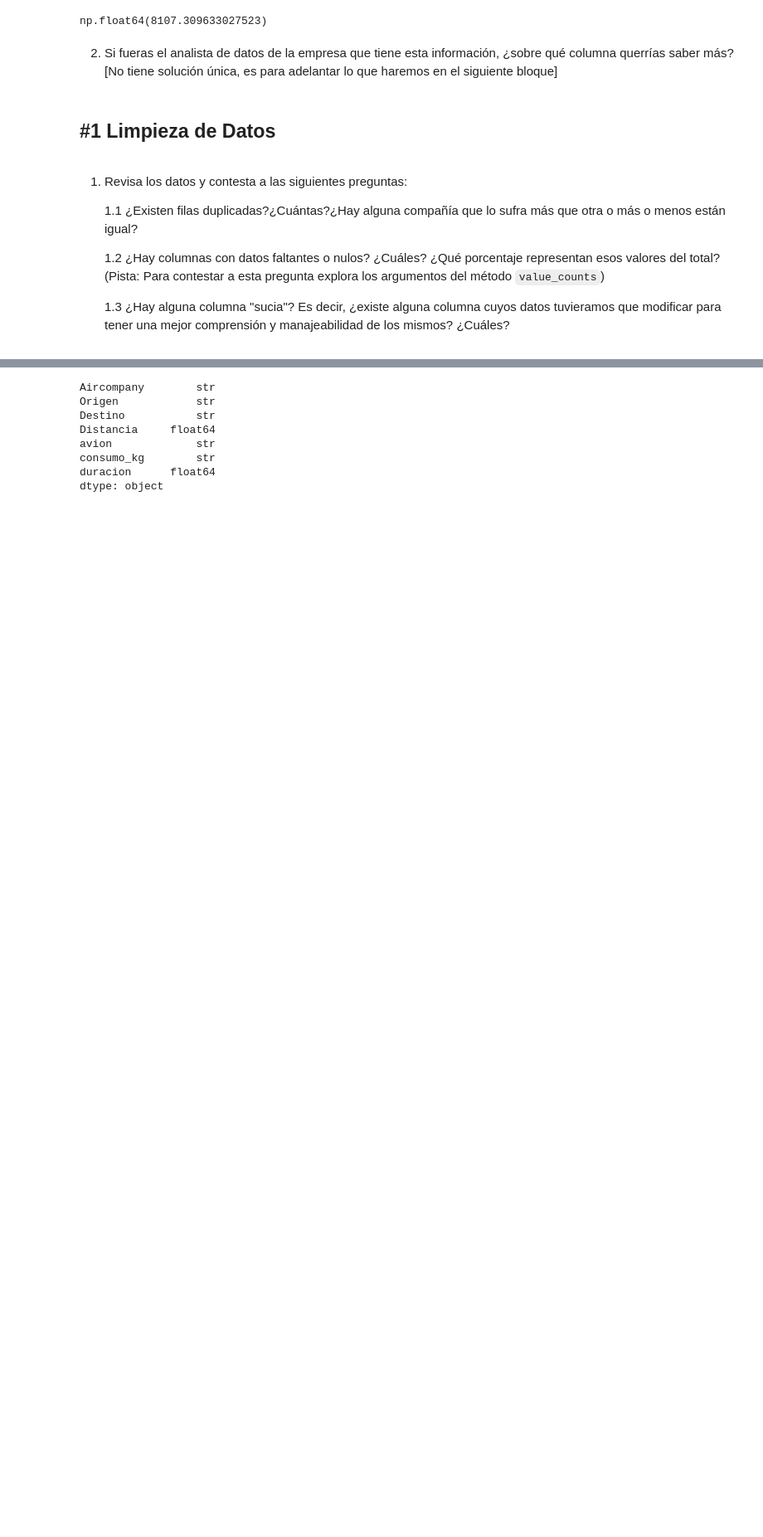
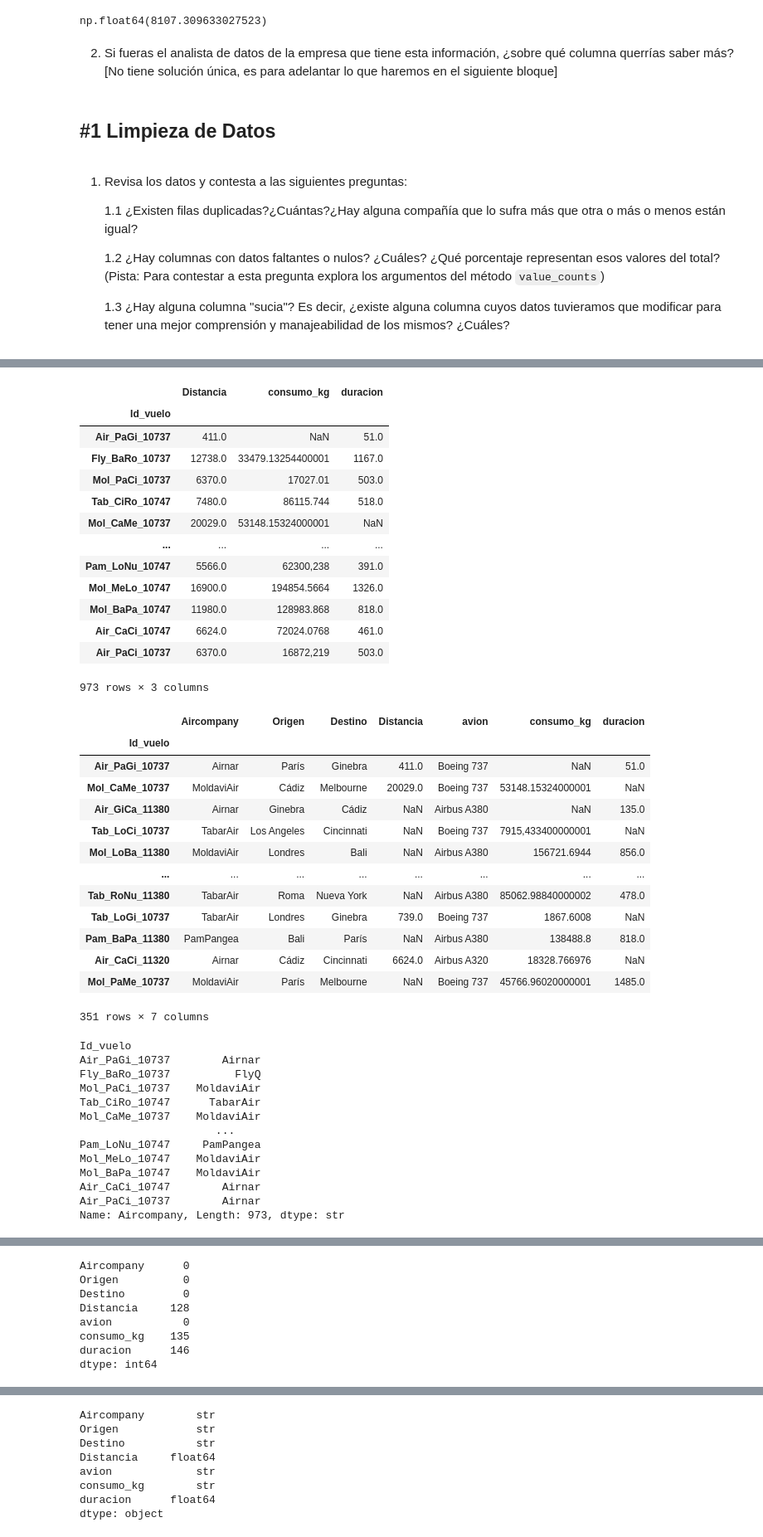
Before and after one commit to mfondevilla/DS-Online-MelaniaFondevilla, a Jupyter notebook: 02_Herramientas_Avanzadas/Sprint_04/Unidad_02_Pandas_II/03_Practica_Obligatoria/18_Practica_Obligatoria_Pandas_II.ipynb, the cells around one changed output, grey strips where cells are left out. Shown at 83% size. Drawn from its saved outputs; the diff is of its cells as text; code cells hidden in the pictures; blank space fills up the shorter version.

```diff
--- a/02_Herramientas_Avanzadas/Sprint_04/Unidad_02_Pandas_II/03_Practica_Obligatoria/18_Practica_Obligatoria_Pandas_II.ipynb
+++ b/02_Herramientas_Avanzadas/Sprint_04/Unidad_02_Pandas_II/03_Practica_Obligatoria/18_Practica_Obligatoria_Pandas_II.ipynb
@@ -205,0 +160,61 @@ Name: count, Length: 117, dtype: int64
+# %%
+#filas ocn nulos
+
+columnas_con_nulos = df.isnull().any(axis=0)
+filas_con_nulos = df.isnull().any(axis=1)
+display(df.loc[:, columnas_con_nulos])
+display(df.loc[filas_con_nulos])
+display(df.Aircompany)
+display(df["Aircompany"])
+
+display(df.isna().sum()) # número de nulos por columna col por defecto
+display(df.isna().sum(axis=1)>1) # número de nulos por fila
+display(df.isna().sum(axis=0)>=3)
+
+display(df.isna().sum(axis=0) >=3 )
+# 2 filas con al menos tres nulos
+df[df.isna().sum(axis=1) >= 2]
+# cols con al menos 50 nulos
+df.loc[:,df.isna().sum(axis=0) >= 50]
+# %% [output]
+|  | Distancia | consumo_kg | duracion |
+| Id_vuelo |  |  |  |
+| Air_PaGi_10737 | 411.0 | NaN | 51.0 |
+| Fly_BaRo_10737 | 12738.0 | 33479.13254400001 | 1167.0 |
+| Mol_PaCi_10737 | 6370.0 | 17027.01 | 503.0 |
+| Tab_CiRo_10747 | 7480.0 | 86115.744 | 518.0 |
+| Mol_CaMe_10737 | 20029.0 | 53148.15324000001 | NaN |
+| ... | ... | ... | ... |
+| Pam_LoNu_10747 | 5566.0 | 62300,238 | 391.0 |
+| Mol_MeLo_10747 | 16900.0 | 194854.5664 | 1326.0 |
+| Mol_BaPa_10747 | 11980.0 | 128983.868 | 818.0 |
+| Air_CaCi_10747 | 6624.0 | 72024.0768 | 461.0 |
+| Air_PaCi_10737 | 6370.0 | 16872,219 | 503.0 |
+973 rows × 3 columns
+|  | Aircompany | Origen | Destino | Distancia | avion | consumo_kg | duracion |
+| Id_vuelo |  |  |  |  |  |  |  |
+| Air_PaGi_10737 | Airnar | París | Ginebra | 411.0 | Boeing 737 | NaN | 51.0 |
+| Mol_CaMe_10737 | MoldaviAir | Cádiz | Melbourne | 20029.0 | Boeing 737 | 53148.15324000001 | NaN |
+| Air_GiCa_11380 | Airnar | Ginebra | Cádiz | NaN | Airbus A380 | NaN | 135.0 |
+| Tab_LoCi_10737 | TabarAir | Los Angeles | Cincinnati | NaN | Boeing 737 | 7915,433400000001 | NaN |
+| Mol_LoBa_11380 | MoldaviAir | Londres | Bali | NaN | Airbus A380 | 156721.6944 | 856.0 |
+| ... | ... | ... | ... | ... | ... | ... | ... |
+| Tab_RoNu_11380 | TabarAir | Roma | Nueva York | NaN | Airbus A380 | 85062.98840000002 | 478.0 |
+| Tab_LoGi_10737 | TabarAir | Londres | Ginebra | 739.0 | Boeing 737 | 1867.6008 | NaN |
+| Pam_BaPa_11380 | PamPangea | Bali | París | NaN | Airbus A380 | 138488.8 | 818.0 |
+| Air_CaCi_11320 | Airnar | Cádiz | Cincinnati | 6624.0 | Airbus A320 | 18328.766976 | NaN |
+| Mol_PaMe_10737 | MoldaviAir | París | Melbourne | NaN | Boeing 737 | 45766.96020000001 | 1485.0 |
+351 rows × 7 columns
+Id_vuelo
+Air_PaGi_10737        Airnar
+Fly_BaRo_10737          FlyQ
+Mol_PaCi_10737    MoldaviAir
+Tab_CiRo_10747      TabarAir
+Mol_CaMe_10737    MoldaviAir
+                     ...
+Pam_LoNu_10747     PamPangea
+Mol_MeLo_10747    MoldaviAir
+Mol_BaPa_10747    MoldaviAir
+Air_CaCi_10747        Airnar
+Air_PaCi_10737        Airnar
+Name: Aircompany, Length: 973, dtype: str
@@ -205,0 +234,8 @@ Name: count, Length: 117, dtype: int64
+Aircompany      0
+Origen          0
+Destino         0
+Distancia     128
+avion           0
+consumo_kg    135
+duracion      146
+dtype: int64
```
Also changed, not shown: parts of 14 cells of this notebook, 1 other file.
